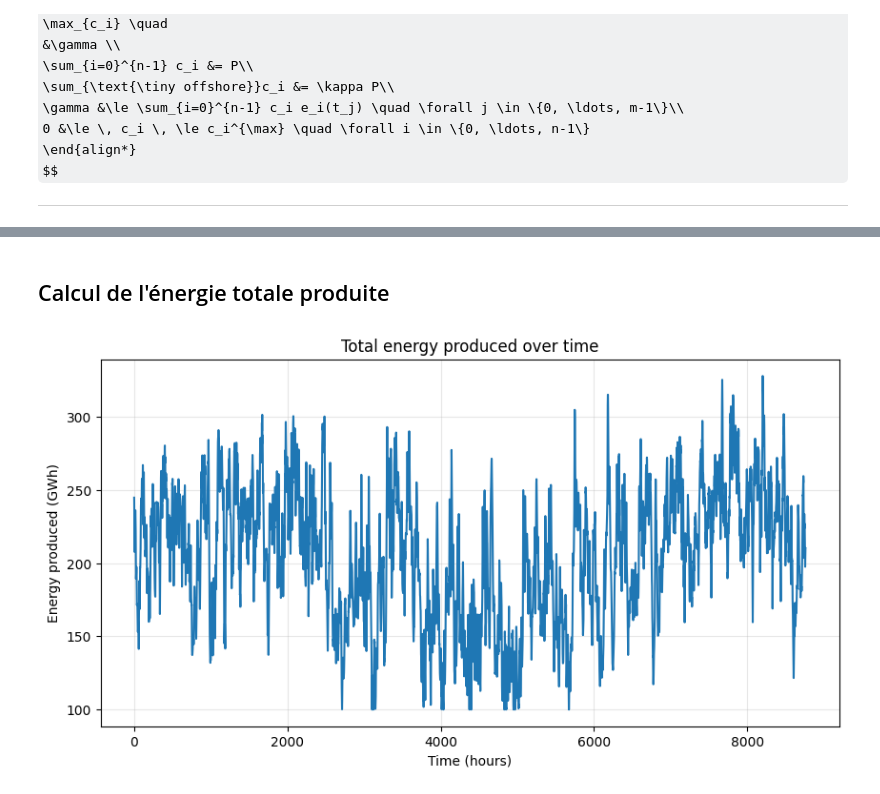
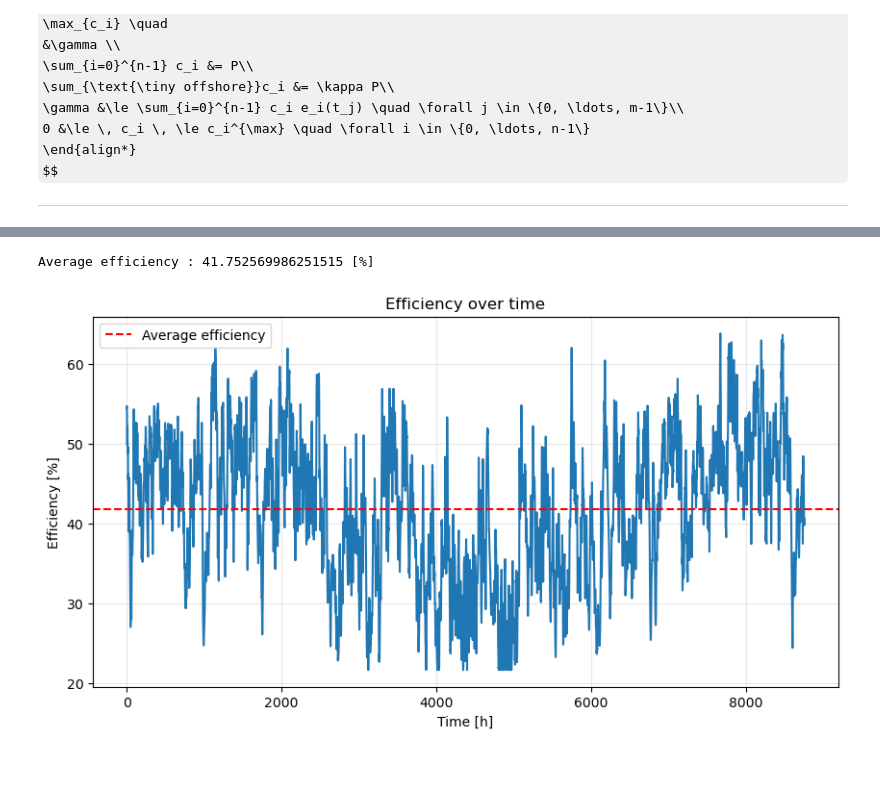
Before and after one commit to AhouLucas/projet-opti, a Jupyter notebook: projet_opti.ipynb, the cells around one changed output, grey strips where cells are left out. Cells and saved outputs as stored; diff of their text form; code cells hidden in the pictures; some formulas as TeX source; blank space fills up the shorter version.

```diff
--- a/projet_opti.ipynb
+++ b/projet_opti.ipynb
@@ -83,0 +101,23 @@ objective_function[-1] = -1
+# %%
+# Load solution
+sol = np.load('Data-partie-1/solution.npy')
+
+# Compute energy produced per hour
+energy_produced = np.zeros(m)
+for i in range(m):
+    energy_produced[i] += sol[offshore_idx]@offshore_df[:, i]
+    energy_produced[i] += sol[onshore_idx]@onshore_df[:, i]
+
+# Plot energy produced over time
+t = np.arange(1, m+1)
+fig = plt.figure(figsize=(10, 5))
+plt.title('Total energy produced over time')
+plt.plot(t, energy_produced/1e3)
+plt.xlabel('Time [h]')
+plt.ylabel('Energy produced [GWh]')
+plt.grid(alpha=0.3)
+plt.savefig('Graphes/Graphes_partie_1/energy_produced.svg', format='svg', bbox_inches='tight', pad_inches=0)
+
+# Compute total energy produced
+total_energy_produced = np.sum(energy_produced)
+print('Total energy produced:', total_energy_produced/1e3, '[GWh]')
@@ -109,23 +129,28 @@ np.save('Data-partie-1/solution.npy', sol.x)
-# %% [markdown]
-## Calcul de l'énergie totale produite
 # %%
 # Load solution
 sol = np.load('Data-partie-1/solution.npy')
 
-# Compute total energy produced
+# Compute energy produced per hour
 energy_produced = np.zeros(m)
 for i in range(m):
     energy_produced[i] += sol[offshore_idx]@offshore_df[:, i]
     energy_produced[i] += sol[onshore_idx]@onshore_df[:, i]
 
-# Plot total energy produced over time
+# Plots efficiency over time (ratio between energy produced and maximum energy producible)
+efficiency = energy_produced / P * 100
+average_efficiency = np.mean(efficiency)
 t = np.arange(1, m+1)
 fig = plt.figure(figsize=(10, 5))
-plt.title('Total energy produced over time')
-plt.plot(t, energy_produced/1e3)
-plt.xlabel('Time (hours)')
-plt.ylabel('Energy produced (GWh)')
+plt.title('Efficiency over time')
+plt.plot(t, efficiency)
+plt.axhline(y=average_efficiency, color='r', linestyle='--', label='Average efficiency')
+plt.xlabel('Time [h]')
+plt.ylabel('Efficiency [%]')
 plt.grid(alpha=0.3)
-plt.show()
+plt.legend()
+plt.savefig('Graphes/Graphes_partie_1/efficiency.svg', format='svg', bbox_inches='tight', pad_inches=0)
+
+print('Average efficiency :', average_efficiency, '[%]')
 # %% [output]
+Average efficiency : 41.752569986251515 [%]
-[figure, old version]
+[figure, new version]
```
Also changed, not shown: parts of 18 cells of this notebook, 51 other files.
